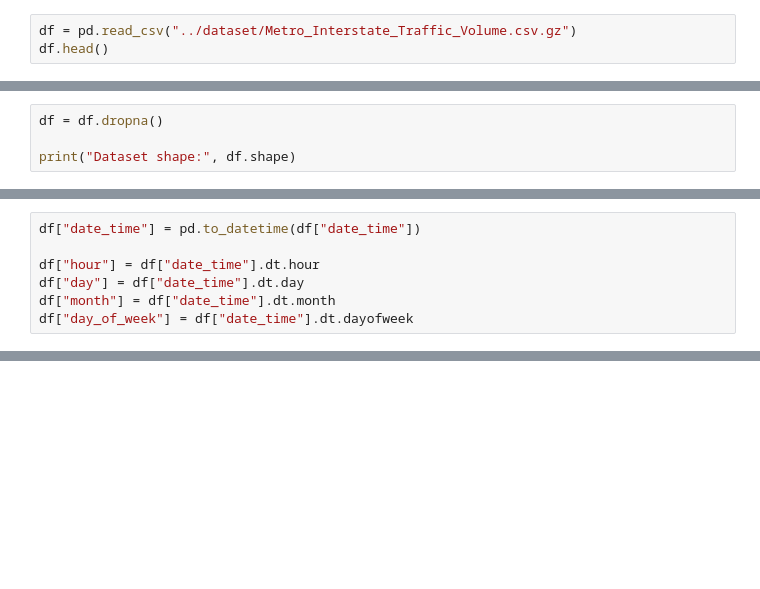
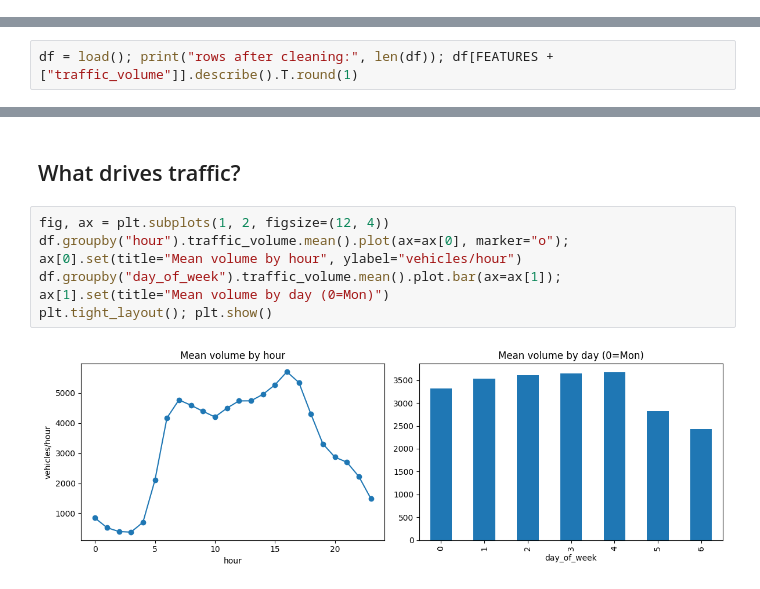
Before and after one commit to SwethaR2706/Traffic_Prediction_System, a Jupyter notebook: notebook/train_model.ipynb, the cells around one changed output, grey strips where cells are left out. Saved outputs shown, nothing was run; the diff lists cells and outputs as text; blank space fills up the shorter version.

```diff
--- a/notebook/train_model.ipynb
+++ b/notebook/train_model.ipynb
@@ -6,3 +0,0 @@ import seaborn as sns
-# %%
-df = pd.read_csv("../dataset/Metro_Interstate_Traffic_Volume.csv.gz")
-df.head()
@@ -58,4 +0,0 @@ dtype: int64
-# %%
-df = df.dropna()
-
-print("Dataset shape:", df.shape)
@@ -64,7 +0,0 @@ Dataset shape: (61, 9)
-# %%
-df["date_time"] = pd.to_datetime(df["date_time"])
-
-df["hour"] = df["date_time"].dt.hour
-df["day"] = df["date_time"].dt.day
-df["month"] = df["date_time"].dt.month
-df["day_of_week"] = df["date_time"].dt.dayofweek
@@ -131,0 +25,2 @@ joblib.dump(model, "../model/traffic_model.pkl")
+# %%
+df = load(); print("rows after cleaning:", len(df)); df[FEATURES + ["traffic_volume"]].describe().T.round(1)
@@ -131,0 +40,9 @@ joblib.dump(model, "../model/traffic_model.pkl")
+# %% [markdown]
+## What drives traffic?
+# %%
+fig, ax = plt.subplots(1, 2, figsize=(12, 4))
+df.groupby("hour").traffic_volume.mean().plot(ax=ax[0], marker="o"); ax[0].set(title="Mean volume by hour", ylabel="vehicles/hour")
+df.groupby("day_of_week").traffic_volume.mean().plot.bar(ax=ax[1]); ax[1].set(title="Mean volume by day (0=Mon)")
+plt.tight_layout(); plt.show()
+# %% [output]
+[figure, added]
```
Also changed, not shown: parts of 23 cells of this notebook, 6 other files.
